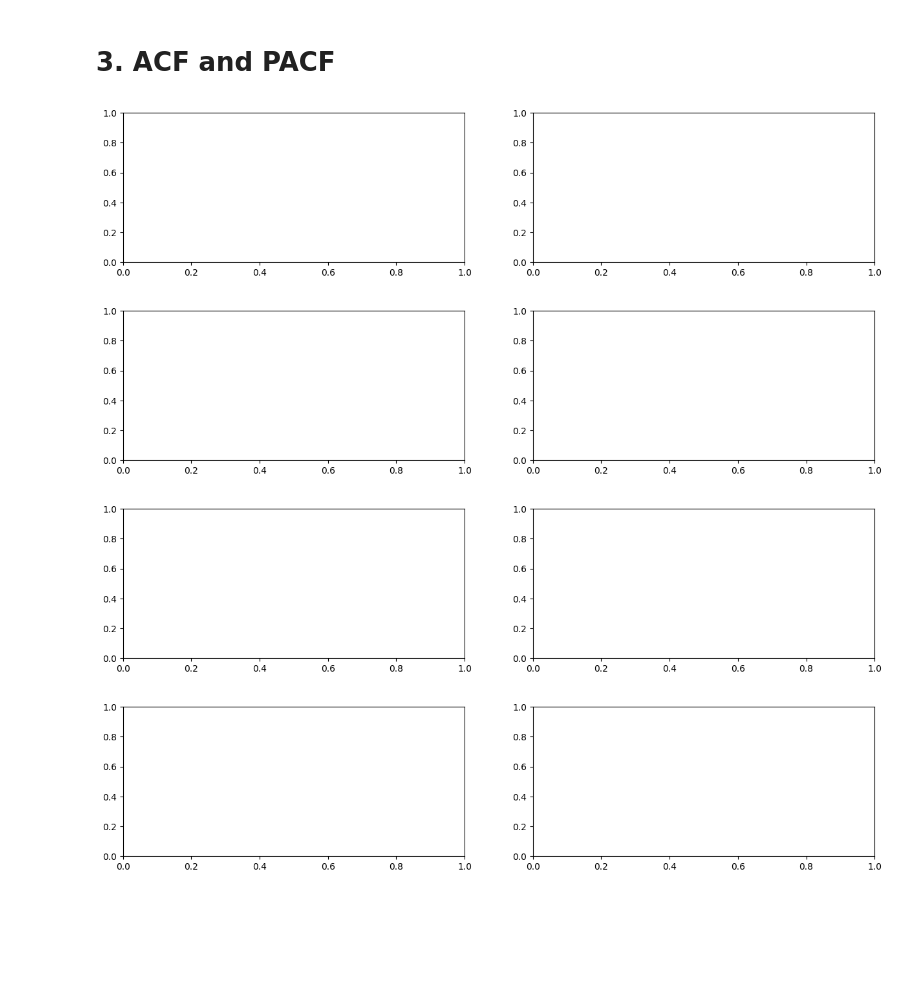
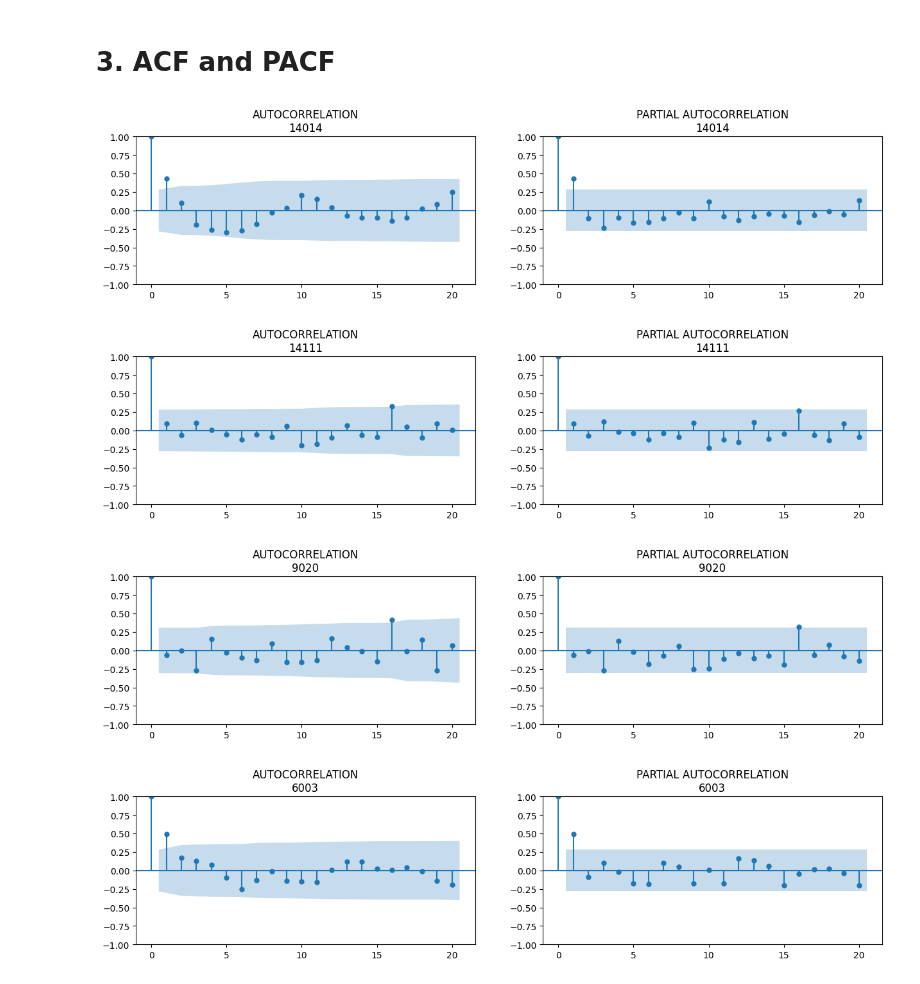
Before and after one commit to BWallyn/velib-prediction, a Jupyter notebook: notebooks/2.1-ACF-and-PACF.ipynb, the cells around one changed output. Cells and saved outputs as stored; diff of their text form; code cells hidden in the pictures; blank space fills up the shorter version.

Commit message:
Fix ACF and PACF

```diff
--- a/notebooks/2.1-ACF-and-PACF.ipynb
+++ b/notebooks/2.1-ACF-and-PACF.ipynb
@@ -62,18 +59,18 @@ feat_date = "duedate"
 # %%
 # Select random ids
 station_codes_to_analyze = df["stationcode"].unique()[:4]
 
 df_analyze = df.loc[df["stationcode"].isin(station_codes_to_analyze)][(df["target"].notnull())].groupby([feat_date, "stationcode"])["target"].mean().reset_index().set_index(feat_date)
 for num, i in enumerate(df_analyze["stationcode"].unique()):
     try:
-        fig, ax = plt.subplots(1,2,figsize=(15,3))
+        fig, ax = plt.subplots(1,2, figsize=(15,3))
         temp = df_analyze[(df_analyze["stationcode"] == i)]
-        sm.graphics.tsa.plot_acf(temp["stationcode"], lags=150, ax=ax[0], title = "AUTOCORRELATION\n" + i)
-        sm.graphics.tsa.plot_pacf(temp["stationcode"], lags=150, ax=ax[1], title = "PARTIAL AUTOCORRELATION\n" + i)
+        sm.graphics.tsa.plot_acf(temp["target"], lags=20, ax=ax[0], title="AUTOCORRELATION\n" + i)
+        sm.graphics.tsa.plot_pacf(temp["target"], lags=20, ax=ax[1], title="PARTIAL AUTOCORRELATION\n" + i)
     except Exception:
         pass
 # %% [output]
-[figure, old version]
+[figure, new version]
-[figure, old version]
+[figure, new version]
-[figure, old version]
+[figure, new version]
-[figure, old version]
+[figure, new version]
```
Also changed, not shown: parts of 4 cells of this notebook.
